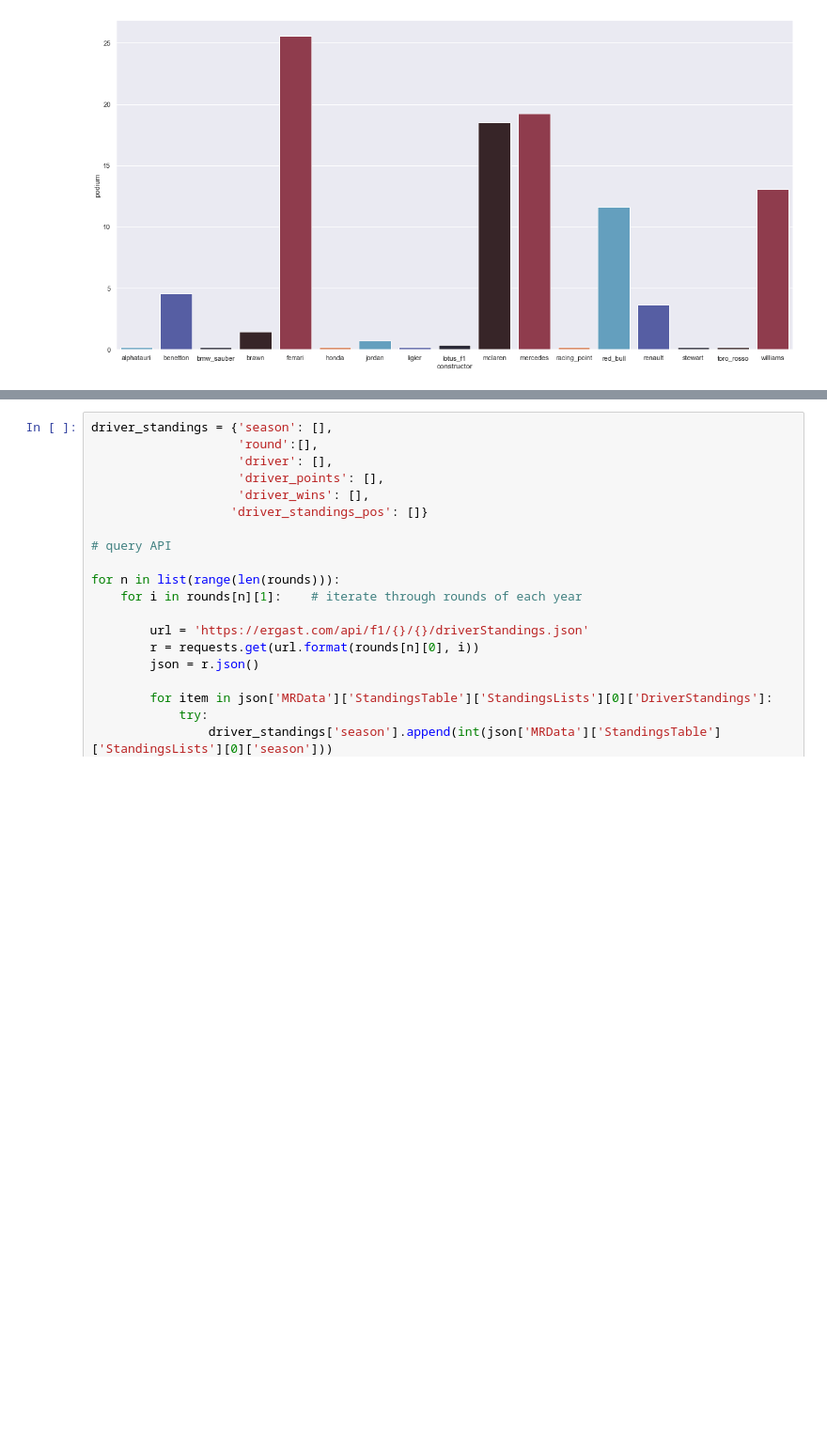
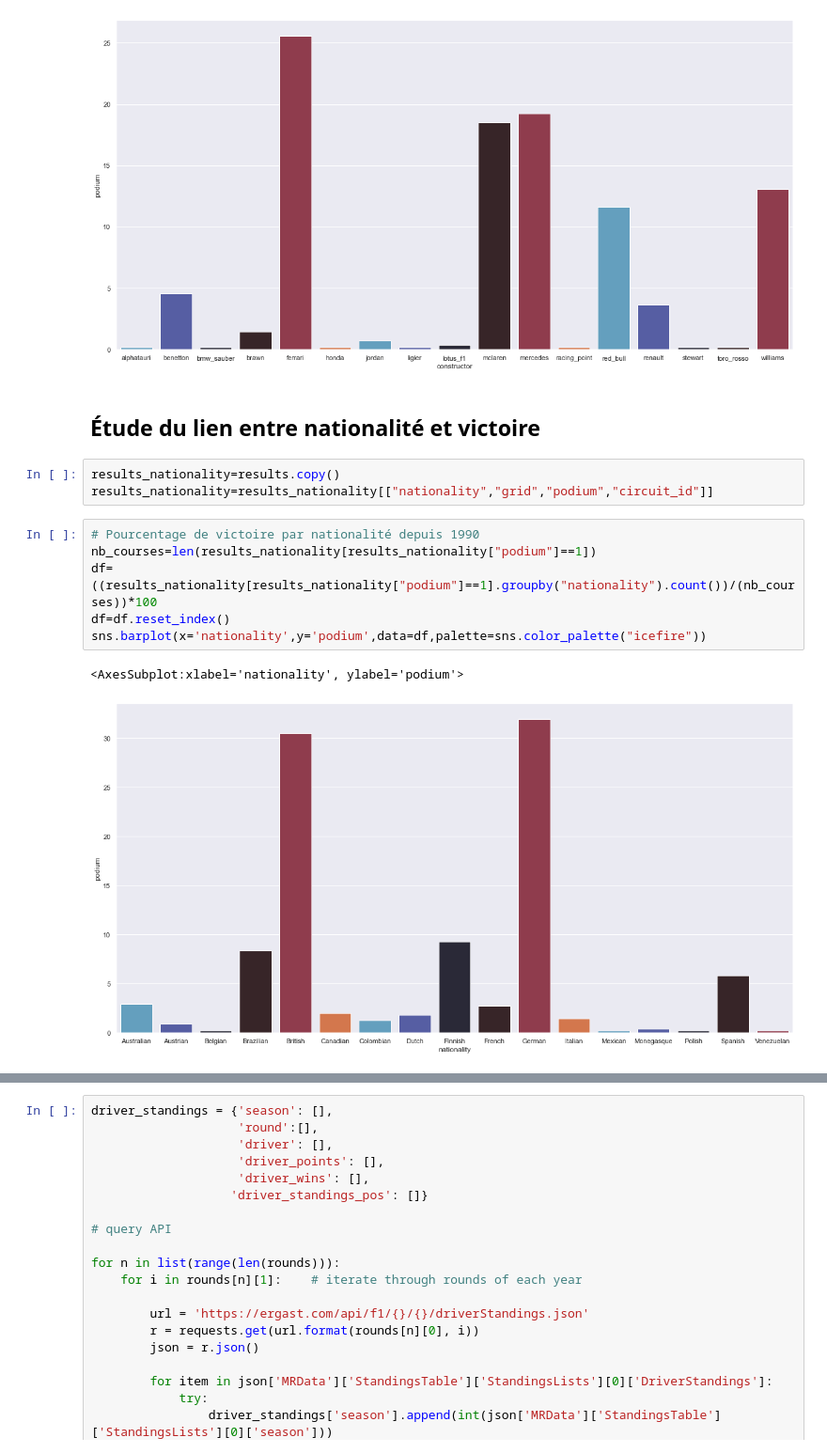
Before and after one commit to IdrissKad/formula1, a Jupyter notebook: Import data.ipynb, the cells around one changed output, grey strips where cells are left out. Shown at 94% size. Saved outputs shown, nothing was run; the diff lists cells and outputs as text; blank space fills up the shorter version.

Commit message:
analyse dataframe "results" suite

```diff
--- a/Import data.ipynb
+++ b/Import data.ipynb
@@ -382,3 +382,17 @@ sns.barplot(data=df, x='constructor', y='podium', ax=ax1, palette=sns.color_pale
 # %% [output]
 <AxesSubplot:xlabel='constructor', ylabel='podium'>
 [figure]
+# %% [markdown]
+## Étude du lien entre nationalité et victoire
+# %%
+results_nationality=results.copy()
+results_nationality=results_nationality[["nationality","grid","podium","circuit_id"]]
+# %%
+# Pourcentage de victoire par nationalité depuis 1990
+nb_courses=len(results_nationality[results_nationality["podium"]==1])
+df=((results_nationality[results_nationality["podium"]==1].groupby("nationality").count())/(nb_courses))*100
+df=df.reset_index()
+sns.barplot(x='nationality',y='podium',data=df,palette=sns.color_palette("icefire"))
+# %% [output]
+<AxesSubplot:xlabel='nationality', ylabel='podium'>
+[figure, added]
```
Also changed, not shown: parts of 5 cells of this notebook.
